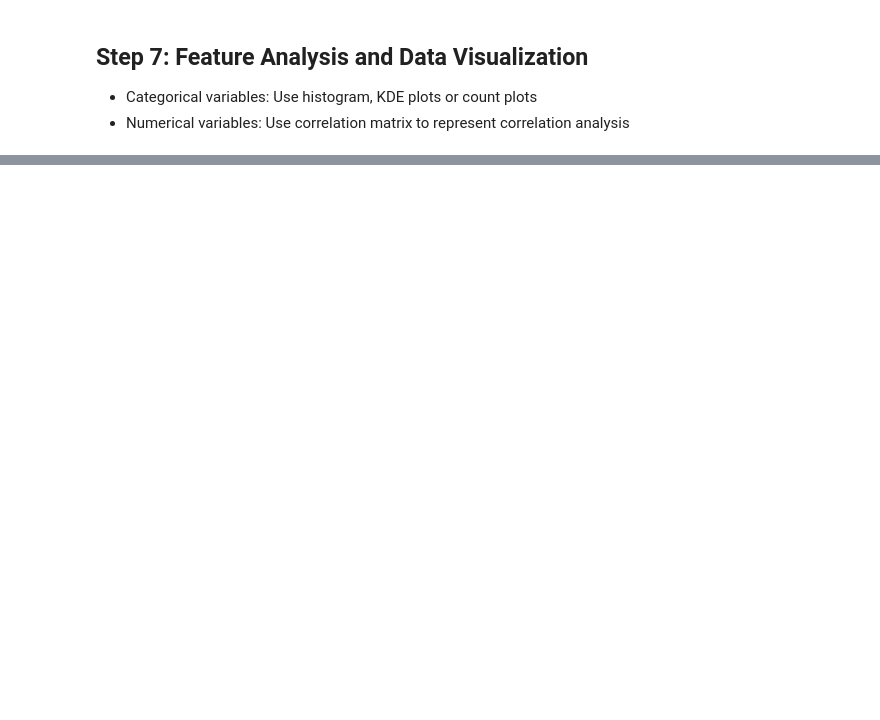
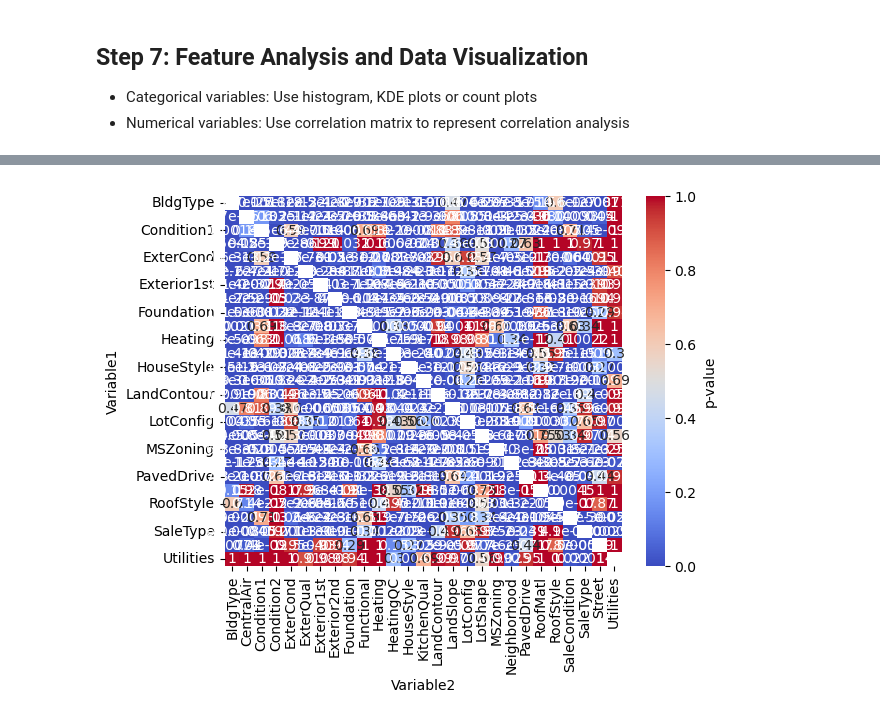
Before and after one commit to davidzhao1015/house-price-eda, a Jupyter notebook: house-price-EDA.ipynb, the cells around one changed output, grey strips where cells are left out. Saved outputs shown, nothing was run; the diff lists cells and outputs as text; code cells hidden in the pictures; blank space fills up the shorter version.

```diff
--- a/house-price-EDA.ipynb
+++ b/house-price-EDA.ipynb
@@ -538,0 +627,24 @@ Index([1031,  159,  848,  335,  828,  961, 1328, 1310, 1030, 1190,   93,  888,
+# %%
+# Define a function to perform chi-square test
+def chi_square_test(df, var1, var2):
+    contigency_table = pd.crosstab(df[var1], df[var2])
+    chi2, p, dof, expected = chi2_contingency(contigency_table)
+    return chi2, p
+# %%
+# Run pair-wise chi-square tests
+vars_list = categorical_vars_df.columns.to_list()
+
+results = [] # Initial dictionary
+for var1 in vars_list:
+    for var2 in vars_list:
+        if var2 != var1:
+            chi2, p = chi_square_test(categorical_vars_df, var1=var1, var2=var2)
+            results.append({'Variable1': var1,
+                            'Variable2': var2,
+                            'Chi2': chi2,
+                            'p-value': p})
+# %%
+# Convert the dictionary to DataFrame
+chi_square_results = pd.DataFrame(results)
+
+print(chi_square_results)
@@ -538,0 +666,5 @@ Index([1031,  159,  848,  335,  828,  961, 1328, 1310, 1030, 1190,   93,  888,
+# %%
+# Create a pivot table for the heatmap
+heatmap_data = chi_square_results.pivot(index="Variable1", columns="Variable2", values="p-value")
+
+print(heatmap_data)
@@ -538,0 +689,6 @@ Index([1031,  159,  848,  335,  828,  961, 1328, 1310, 1030, 1190,   93,  888,
+# %%
+# Draw heatmap to visualize the results
+sns.heatmap(heatmap_data, annot=True, cmap='coolwarm', cbar_kws={'label': 'p-value'})
+plt.show()
+# %% [output]
+[figure, added]
```
Also changed, not shown: parts of 22 cells of this notebook.
